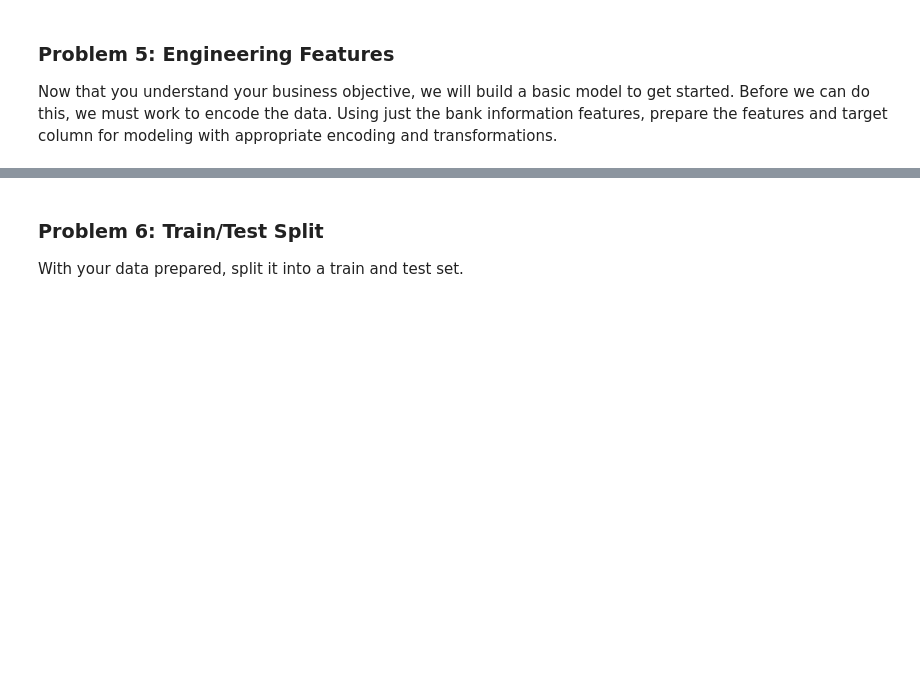
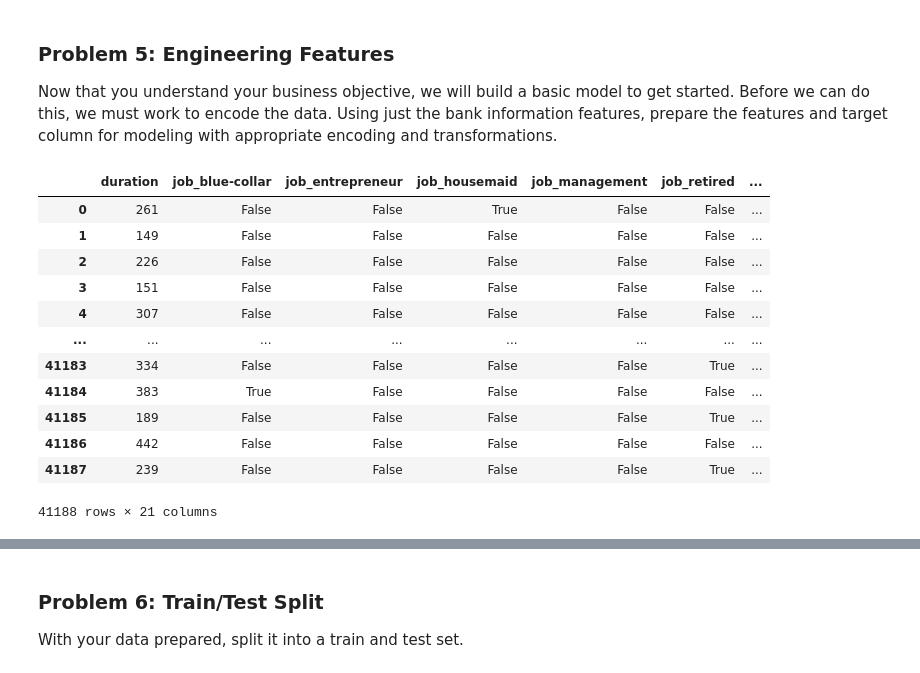
Before and after one commit to vappanna/BerAIML, a Jupyter notebook: prompt_III.ipynb, the cells around one changed output, grey strips where cells are left out. Drawn from its saved outputs; the diff is of its cells as text; code cells hidden in the pictures; blank space fills up the shorter version.

```diff
--- a/prompt_III.ipynb
+++ b/prompt_III.ipynb
@@ -102,21 +104,36 @@ Now that you understand your business objective, we will build a basic model to
 # %%
 # 1. Define the Education hierarchy (Ordinal)
 edu_mapping = {
     'illiterate': 0, 'basic.4y': 1, 'basic.6y': 2, 'basic.9y': 3,
     'high.school': 4, 'professional.course': 5, 'university.degree': 6, 'unknown': 2 # Using median for unknown
 }
 df['education_encoded'] = df['education'].map(edu_mapping)
 
 # 2. One-Hot Encode Nominal variables (Job, Marital, Housing, Loan, Default)
 # We use drop_first=True to avoid the "Dummy Variable Trap" (multicollinearity)
-nominal_cols = ['job', 'marital', 'default', 'housing', 'loan']
+nominal_cols = ['job', 'marital', 'default', 'housing', 'loan','duration']
 df_encoded = pd.get_dummies(df[nominal_cols], drop_first=True)
 
 # 3. Encode the Target (y)
 df['target'] = df['y'].map({'yes': 1, 'no': 0})
 
 # 4. Combine with numeric 'age'
 X = pd.concat([df[['age', 'education_encoded']], df_encoded], axis=1)
 # Dropping duration and the original target to isolate features
-X = df.drop(columns=['duration', 'y'])
+#X = df.drop(columns=['duration', 'y'])
 y = df['target']
+df_encoded
+# %% [output]
+|  | duration | job_blue-collar | job_entrepreneur | job_housemaid | job_management | job_retired | ... |
+| 0 | 261 | False | False | True | False | False | ... |
+| 1 | 149 | False | False | False | False | False | ... |
+| 2 | 226 | False | False | False | False | False | ... |
+| 3 | 151 | False | False | False | False | False | ... |
+| 4 | 307 | False | False | False | False | False | ... |
+| ... | ... | ... | ... | ... | ... | ... | ... |
+| 41183 | 334 | False | False | False | False | True | ... |
+| 41184 | 383 | True | False | False | False | False | ... |
+| 41185 | 189 | False | False | False | False | True | ... |
+| 41186 | 442 | False | False | False | False | False | ... |
+| 41187 | 239 | False | False | False | False | True | ... |
+41188 rows × 21 columns
```
Also changed, not shown: parts of 8 cells of this notebook.
